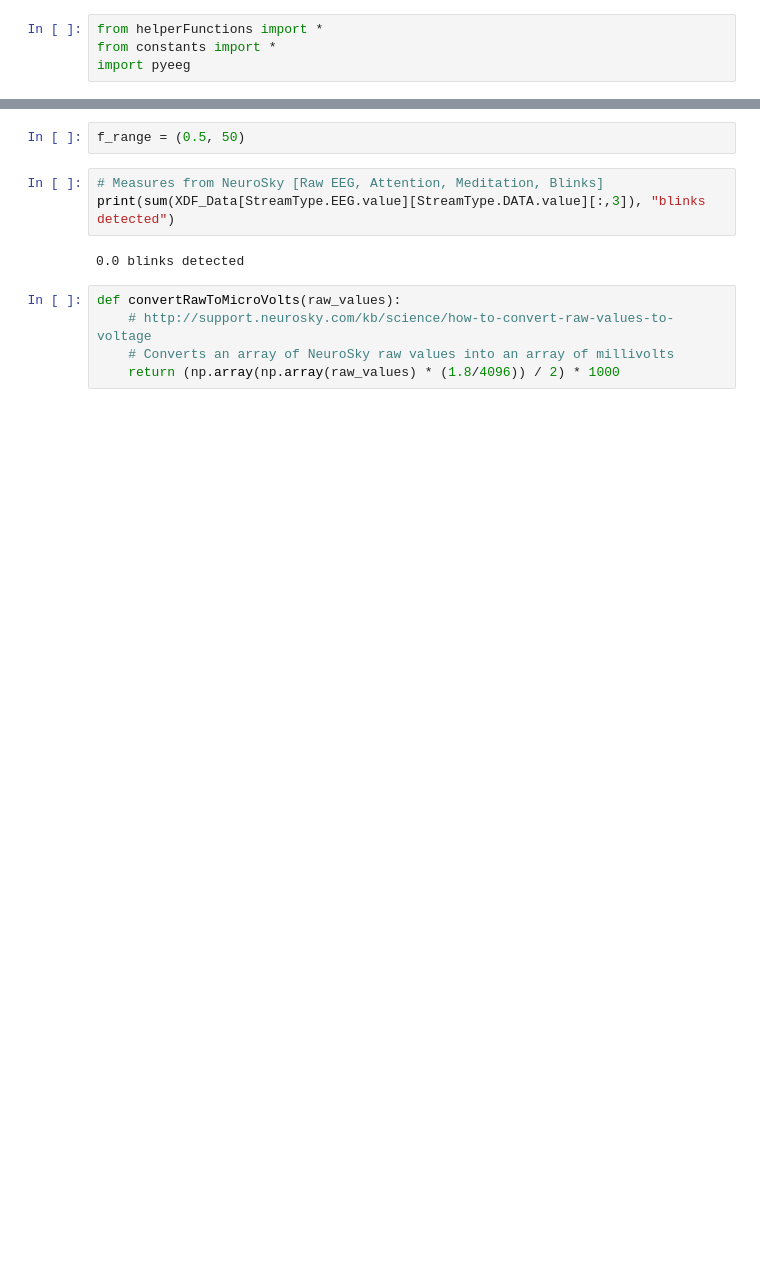
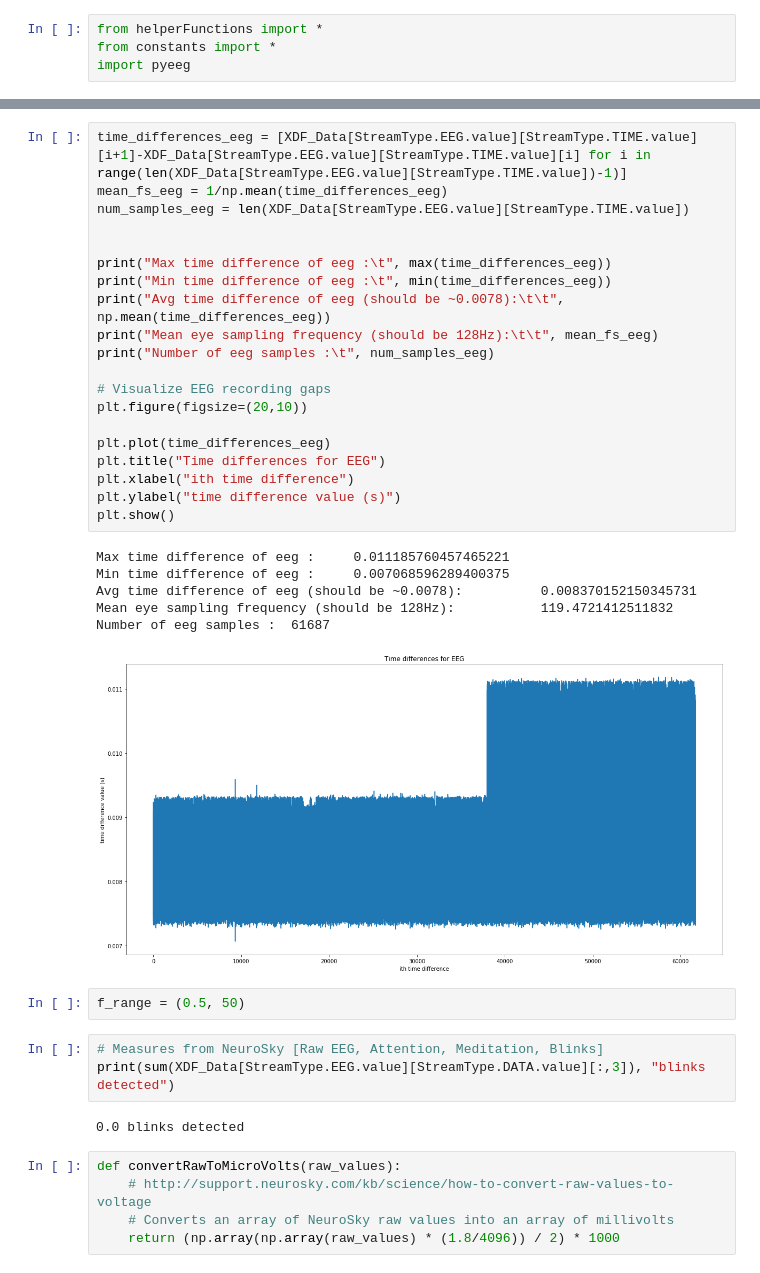
Before and after one commit to D1o0g9s/EEGFaceDetection, a Jupyter notebook: Data_Analysis/View_XDF.ipynb, the cells around one changed output, grey strips where cells are left out. Saved outputs shown, nothing was run; the diff lists cells and outputs as text; blank space fills up the shorter version.

```diff
--- a/Data_Analysis/View_XDF.ipynb
+++ b/Data_Analysis/View_XDF.ipynb
@@ -40,6 +41,33 @@ if StreamType.EEG.value in XDF_Data :
 XDF_Data = epochByMarkIndex(0, -1, XDF_Data)
 # %% [output]
 eeg_fs =  128
+# %%
+time_differences_eeg = [XDF_Data[StreamType.EEG.value][StreamType.TIME.value][i+1]-XDF_Data[StreamType.EEG.value][StreamType.TIME.value][i] for i in range(len(XDF_Data[StreamType.EEG.value][StreamType.TIME.value])-1)]
+mean_fs_eeg = 1/np.mean(time_differences_eeg)
+num_samples_eeg = len(XDF_Data[StreamType.EEG.value][StreamType.TIME.value])
+
+
+print("Max time difference of eeg :\t", max(time_differences_eeg))
+print("Min time difference of eeg :\t", min(time_differences_eeg))
+print("Avg time difference of eeg (should be ~0.0078):\t\t", np.mean(time_differences_eeg))
+print("Mean eye sampling frequency (should be 128Hz):\t\t", mean_fs_eeg)
+print("Number of eeg samples :\t", num_samples_eeg)
+
+# Visualize EEG recording gaps
+plt.figure(figsize=(20,10))
+
+plt.plot(time_differences_eeg)
+plt.title("Time differences for EEG")
+plt.xlabel("ith time difference")
+plt.ylabel("time difference value (s)")
+plt.show()
+# %% [output]
+Max time difference of eeg :     0.011185760457465221
+Min time difference of eeg :     0.007068596289400375
+Avg time difference of eeg (should be ~0.0078):          0.008370152150345731
+Mean eye sampling frequency (should be 128Hz):           119.4721412511832
+Number of eeg samples :  61687
+[figure, added]
 # %%
 f_range = (0.5, 50)
 # %%
```
Also changed, not shown: parts of 26 cells of this notebook, 3 other files.
